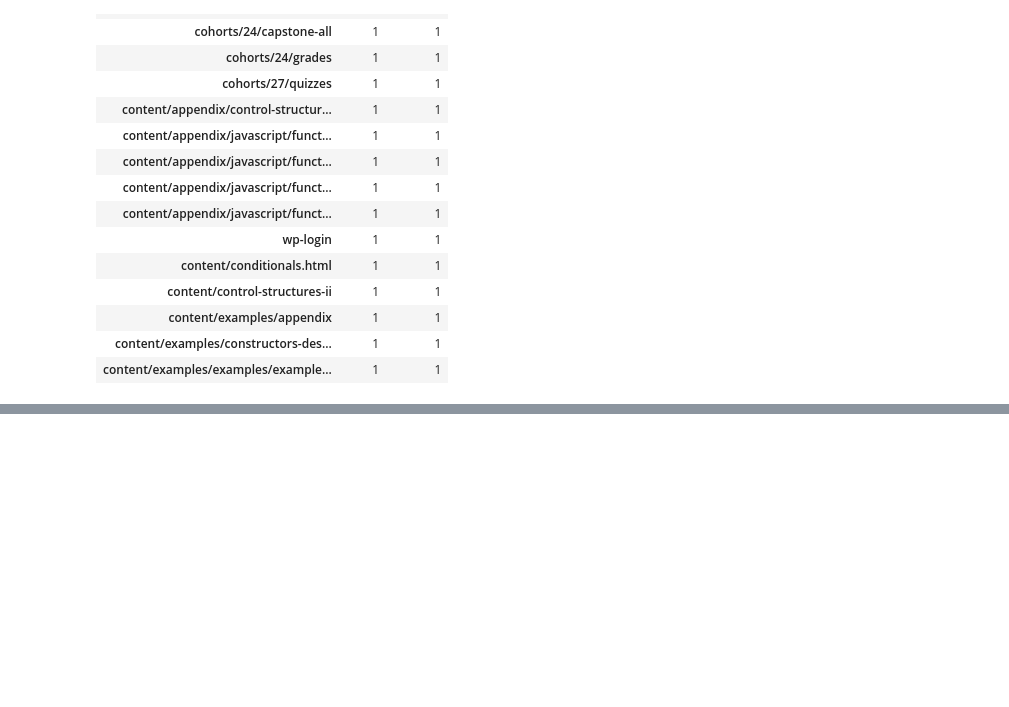
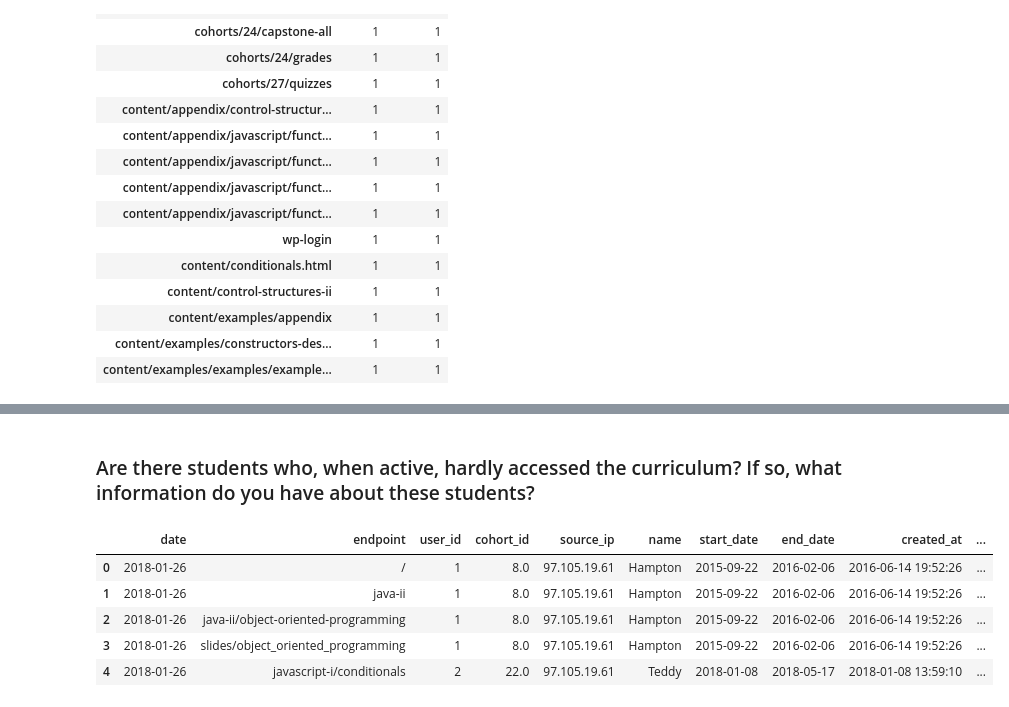
Before and after one commit to Griffin-McCrosky-Anomaly-Detection/Anomaly_Detection_Project, a Jupyter notebook: anomaly-detection-project-griffin.ipynb, the cells around one changed output, grey strips where cells are left out. Cells and saved outputs as stored; diff of their text form; code cells hidden in the pictures; blank space fills up the shorter version.

```diff
--- a/anomaly-detection-project-griffin.ipynb
+++ b/anomaly-detection-project-griffin.ipynb
@@ -178,0 +183,2 @@ observed.page_viewed.value_counts().reset_index(name='count').query('count > 217
+# %% [markdown]
+### Are there students who, when active, hardly accessed the curriculum? If so, what information do you have about these students?
@@ -178,0 +276,11 @@ observed.page_viewed.value_counts().reset_index(name='count').query('count > 217
+# %%
+df = acquire()
+# %%
+df.head()
+# %% [output]
+|  | date | endpoint | user_id | cohort_id | source_ip | name | start_date | end_date | created_at | ... |
+| 0 | 2018-01-26 | / | 1 | 8.0 | 97.105.19.61 | Hampton | 2015-09-22 | 2016-02-06 | 2016-06-14 19:52:26 | ... |
+| 1 | 2018-01-26 | java-ii | 1 | 8.0 | 97.105.19.61 | Hampton | 2015-09-22 | 2016-02-06 | 2016-06-14 19:52:26 | ... |
+| 2 | 2018-01-26 | java-ii/object-oriented-programming | 1 | 8.0 | 97.105.19.61 | Hampton | 2015-09-22 | 2016-02-06 | 2016-06-14 19:52:26 | ... |
+| 3 | 2018-01-26 | slides/object_oriented_programming | 1 | 8.0 | 97.105.19.61 | Hampton | 2015-09-22 | 2016-02-06 | 2016-06-14 19:52:26 | ... |
+| 4 | 2018-01-26 | javascript-i/conditionals | 2 | 22.0 | 97.105.19.61 | Teddy | 2018-01-08 | 2018-05-17 | 2018-01-08 13:59:10 | ... |
```
Also changed, not shown: parts of 29 cells of this notebook.
